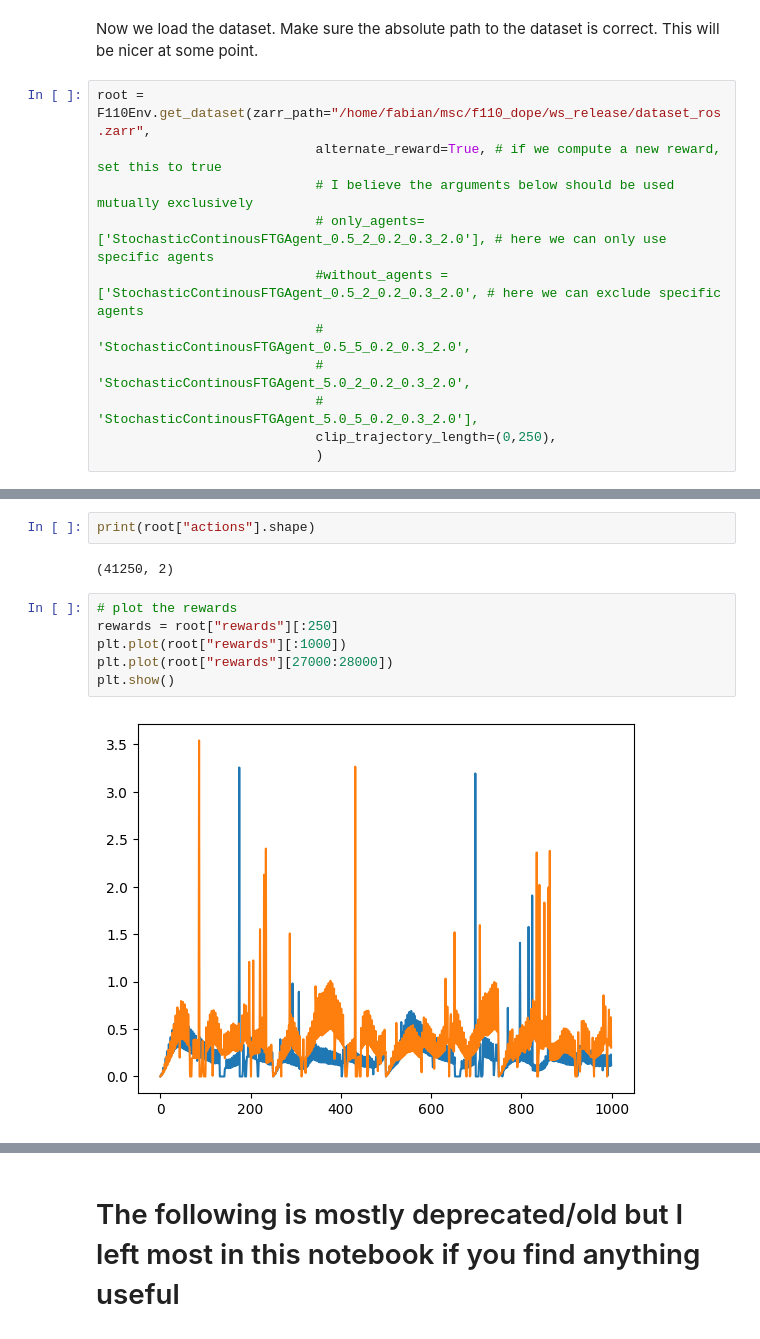
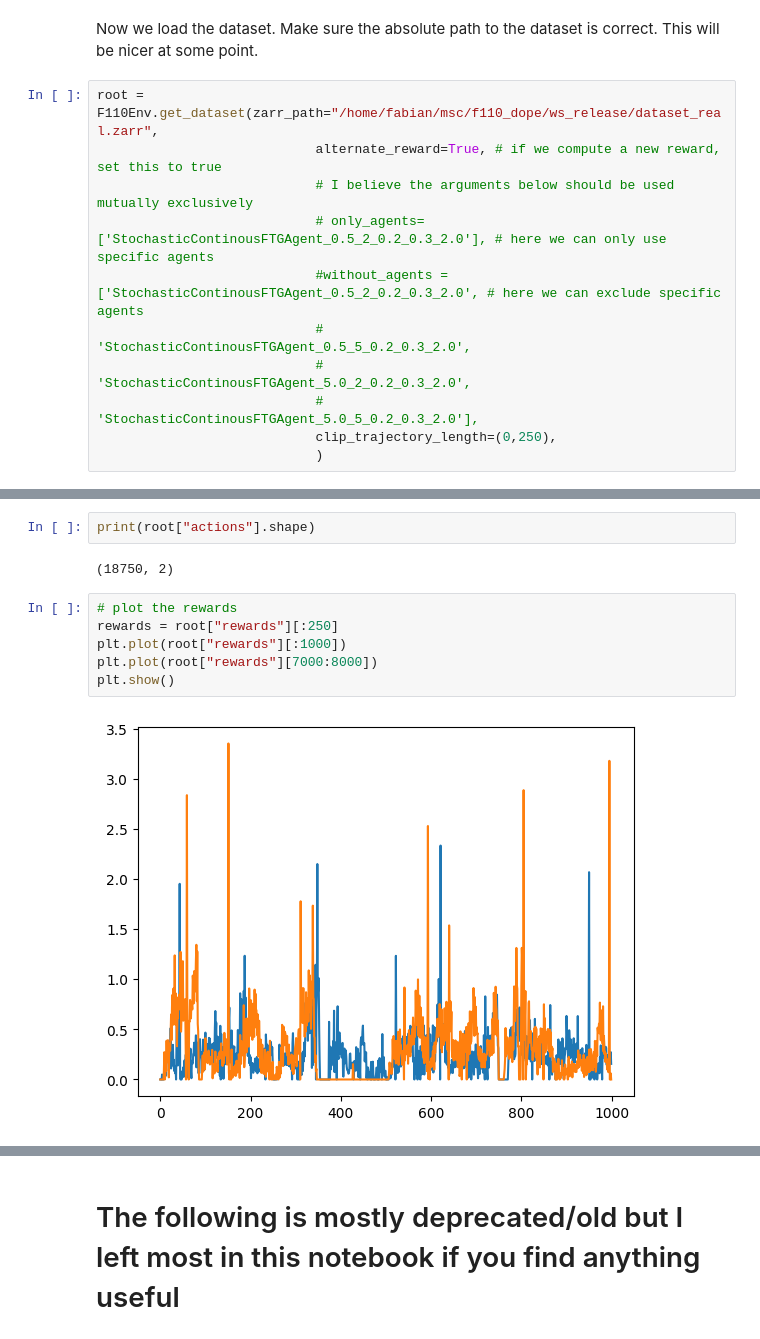
Before and after one commit to HyberionBrew/f110_dope, a Jupyter notebook: explore_ros_ds.ipynb, the cells around one changed output, grey strips where cells are left out. Saved outputs shown, nothing was run; the diff lists cells and outputs as text.

```diff
--- a/explore_ros_ds.ipynb
+++ b/explore_ros_ds.ipynb
@@ -32,7 +32,7 @@ Box([-30.     -30.      -1.      -1.     -20.     -20.     -20.      -0.4189
 # %% [markdown]
 Now we load the dataset. Make sure the absolute path to the dataset is correct. This will be nicer at some point.
 # %%
-root = F110Env.get_dataset(zarr_path="/home/fabian/msc/f110_dope/ws_release/dataset_ros.zarr",
+root = F110Env.get_dataset(zarr_path="/home/fabian/msc/f110_dope/ws_release/dataset_real.zarr",
                             alternate_reward=True, # if we compute a new reward, set this to true
                             # I believe the arguments below should be used mutually exclusively
                             # only_agents=['StochasticContinousFTGAgent_0.5_2_0.2_0.3_2.0'], # here we can only use specific agents
@@ -73,15 +70,15 @@ plt.plot(root["observations"][27000:29000,-2:])
 # %%
 print(root["actions"].shape)
 # %% [output]
-(41250, 2)
+(18750, 2)
 # %%
 # plot the rewards
 rewards = root["rewards"][:250]
 plt.plot(root["rewards"][:1000])
-plt.plot(root["rewards"][27000:28000])
+plt.plot(root["rewards"][7000:8000])
 plt.show()
 # %% [output]
-[figure, old version]
+[figure, new version]
 # %%
 plt.plot(root["actions"][:250,0])
 # %% [output]
```
Also changed, not shown: parts of 12 cells of this notebook, 2 other files.
